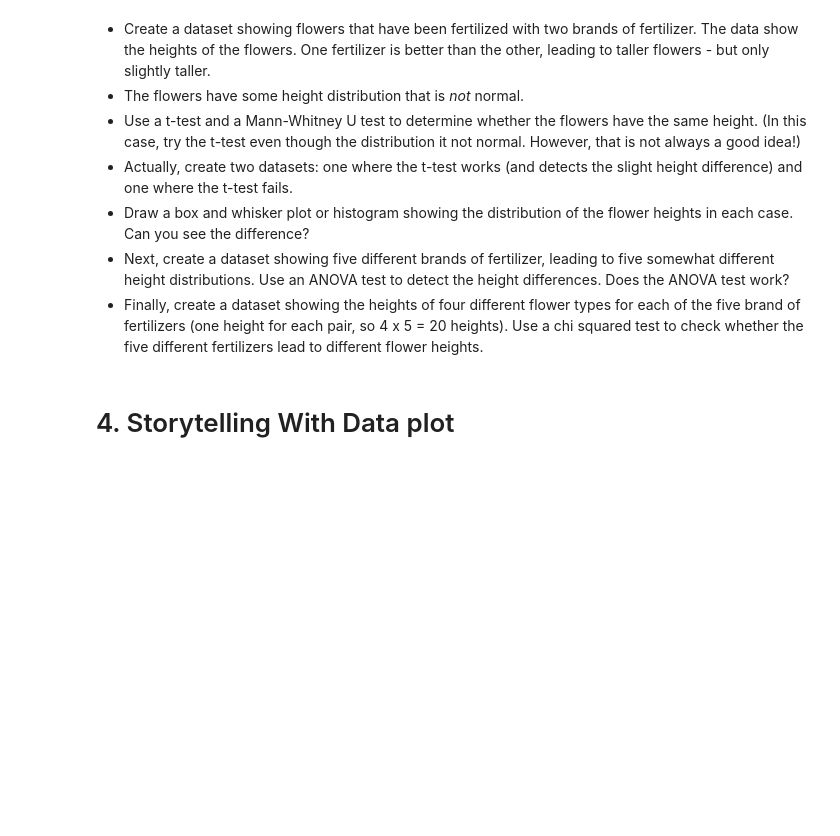
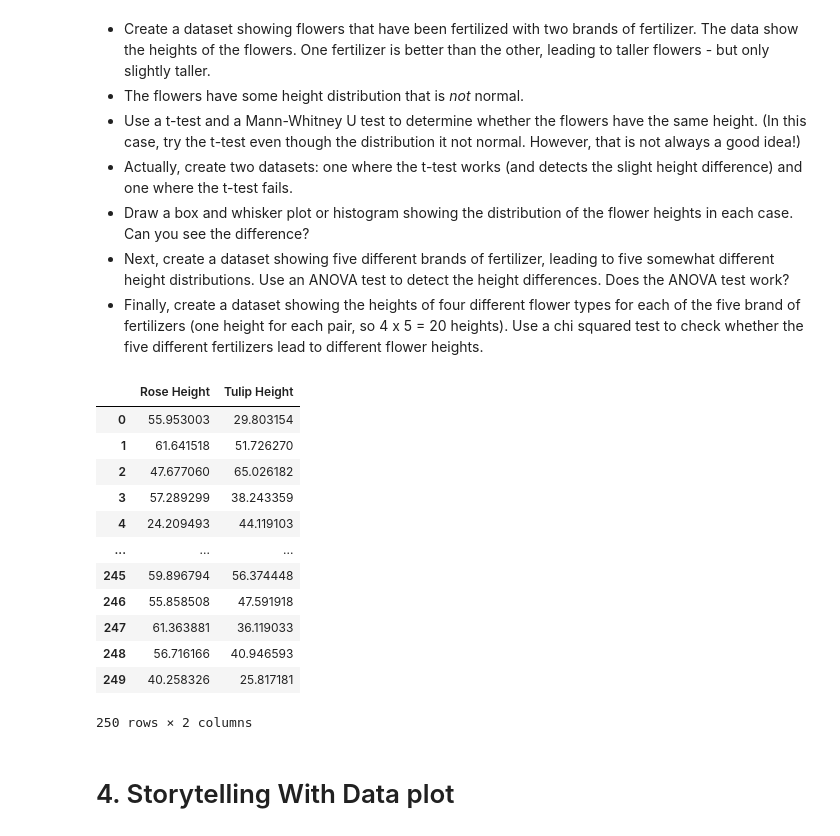
Before and after one commit to chenmichael2/MOD-B-O2, a Jupyter notebook: Week13.ipynb, the cells around one changed output. Drawn from its saved outputs; the diff is of its cells as text; code cells hidden in the pictures; blank space fills up the shorter version.

Commit message:
adding data

```diff
--- a/Week13.ipynb
+++ b/Week13.ipynb
@@ -168,6 +168,30 @@ ax.set_facecolor((1, 1, 1))
 * Draw a box and whisker plot or histogram showing the distribution of the flower heights in each case.  Can you see the difference?
 * Next, create a dataset showing five different brands of fertilizer, leading to five somewhat different height distributions.  Use an ANOVA test to detect the height differences.  Does the ANOVA test work?
 * Finally, create a dataset showing the heights of four different flower types for each of the five brand of fertilizers (one height for each pair, so 4 x 5 = 20 heights).  Use a chi squared test to check whether the five different fertilizers lead to different flower heights.
+# %%
+import pandas as pd
+rose = np.random.normal(loc=50, scale=10, size=250)
+tulip = np.random.normal(loc=46, scale=10, size=250)
+df = pd.DataFrame({
+    "Rose Height": rose,
+    "Tulip Height": tulip
+})
+
+df
+# %% [output]
+|  | Rose Height | Tulip Height |
+| 0 | 55.953003 | 29.803154 |
+| 1 | 61.641518 | 51.726270 |
+| 2 | 47.677060 | 65.026182 |
+| 3 | 57.289299 | 38.243359 |
+| 4 | 24.209493 | 44.119103 |
+| ... | ... | ... |
+| 245 | 59.896794 | 56.374448 |
+| 246 | 55.858508 | 47.591918 |
+| 247 | 61.363881 | 36.119033 |
+| 248 | 56.716166 | 40.946593 |
+| 249 | 40.258326 | 25.817181 |
+250 rows × 2 columns
 # %% [markdown]
 # 4. Storytelling With Data plot
 # %% [markdown]
```
